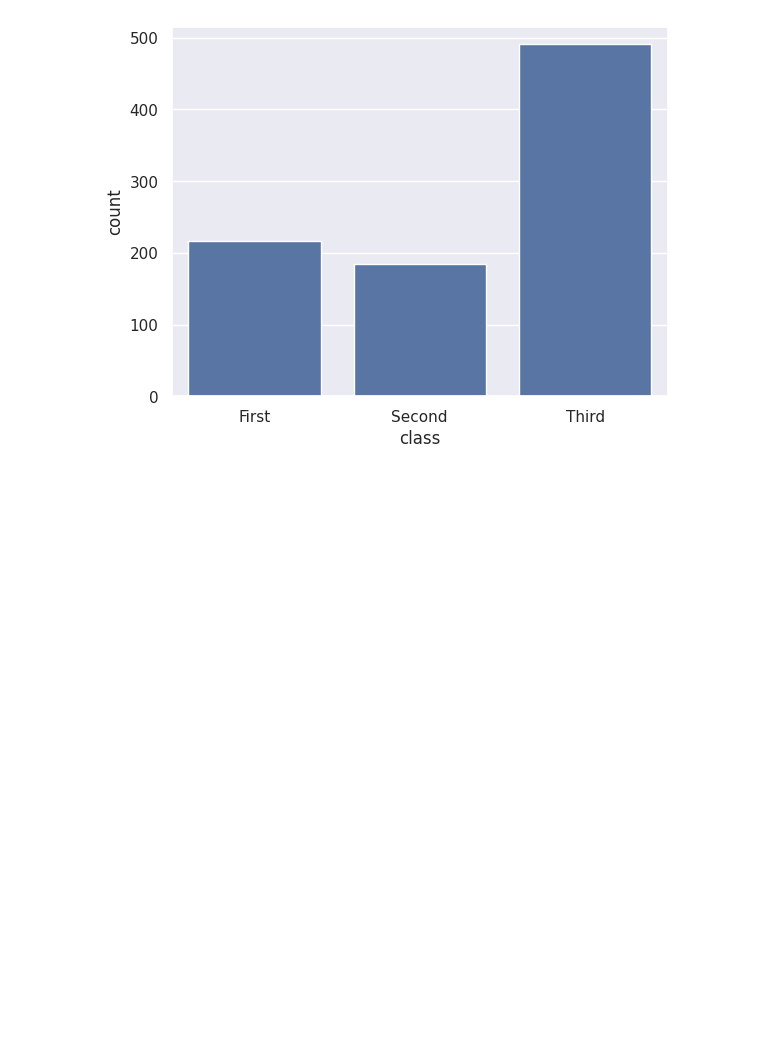
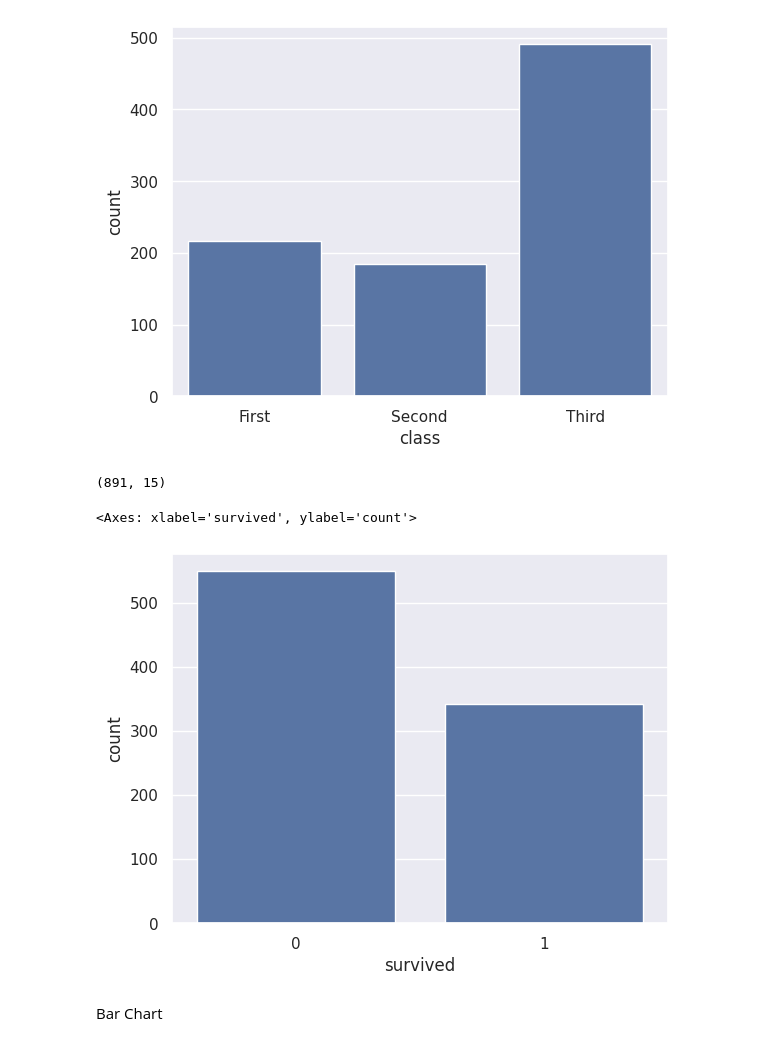
Before and after one commit to officialaryansingh/Seaborn_learning, a Jupyter notebook: Seaborn_Fundamentals.ipynb, the cells around one changed output. Cells and saved outputs as stored; diff of their text form; code cells hidden in the pictures; blank space fills up the shorter version.

```diff
--- a/Seaborn_Fundamentals.ipynb
+++ b/Seaborn_Fundamentals.ipynb
@@ -73,3 +73,14 @@ sns.countplot(data =titanic,x ='class')
 # %% [output]
 <Axes: xlabel='class', ylabel='count'>
 [figure]
+# %%
+titanic.shape
+# %% [output]
+(891, 15)
+# %%
+sns.countplot(data = titanic , x = 'survived')
+# %% [output]
+<Axes: xlabel='survived', ylabel='count'>
+[figure, added]
+# %% [markdown]
+Bar Chart
```
